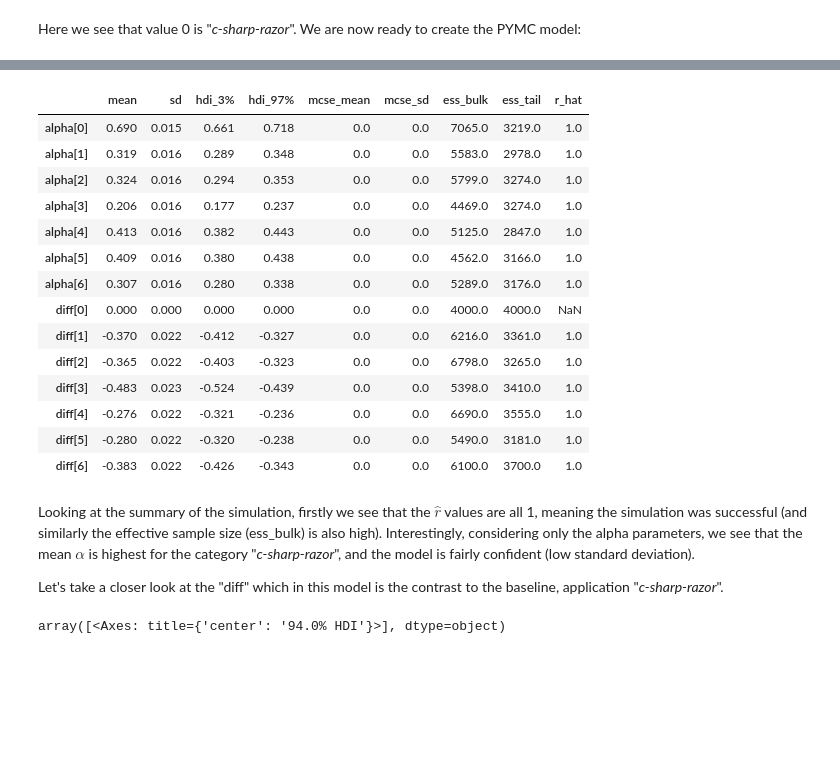
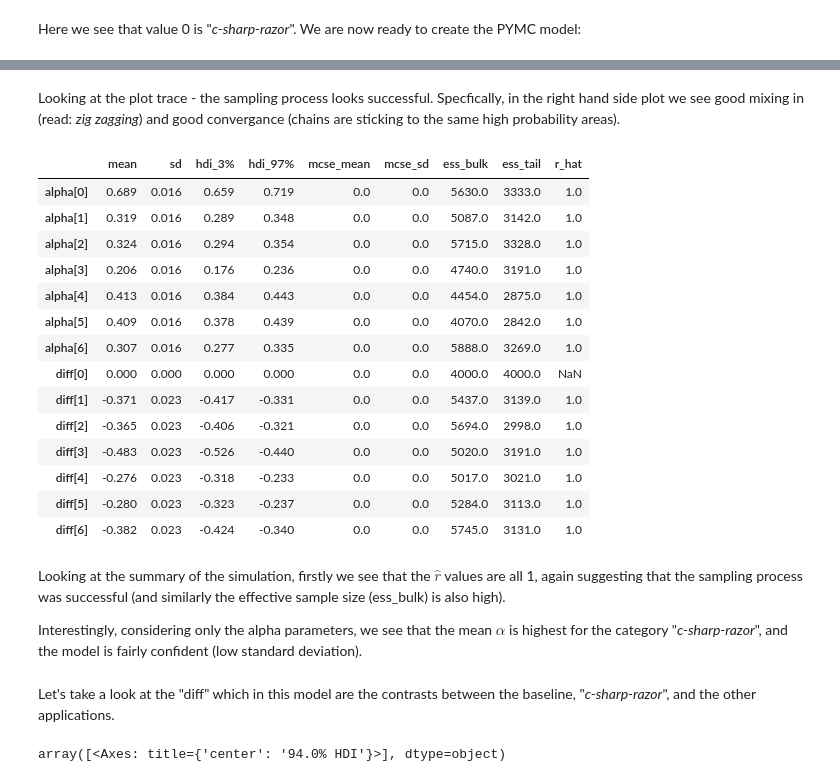
Before and after one commit to joakimGD/PRPRO-exam, a Jupyter notebook: main-question.ipynb, the cells around one changed output, grey strips where cells are left out. Saved outputs shown, nothing was run; the diff lists cells and outputs as text; code cells hidden in the pictures; blank space fills up the shorter version.

```diff
--- a/main-question.ipynb
+++ b/main-question.ipynb
@@ -101,6 +101,9 @@ import pandas as pd
 import arviz as az
 import pymc as pm
 import matplotlib.pyplot as plt
+import xarray as xr
+import scipy.stats as stats
+rng = 42
 # %%
 df = pd.read_csv('dataset.csv')
 # %%
@@ -194,0 +228,14 @@ Sampling 4 chains for 1_000 tune and 1_000 draw iterations (4_000 + 4_000 draws
+# %%
+with pm.Model() as m_h1b:
+    alpha = pm.HalfNormal("alpha", 1, shape=df["A"].unique().size)
+    sigma = pm.Exponential("sigma", 1)
+
+    C_data = pm.Data("C_data", df["energy_consumption"].values, mutable=True)
+    A_data = pm.Data("A_data", df["A"].values, mutable=True)
+
+    mu = pm.Deterministic("mu", alpha[A_data])
+    C = pm.Normal("C", mu, sigma, observed=C_data)
+
+    diff = pm.Deterministic("diff", alpha - alpha[0])
+
+    trace_h1b = pm.sample(random_seed=rng)
@@ -195,23 +280,27 @@ Sampling 4 chains for 1_000 tune and 1_000 draw iterations (4_000 + 4_000 draws
+# %% [markdown]
+Looking at the plot trace - the sampling process looks successful. Specfically, in the right hand side plot we see good mixing in (read: *zig zagging*) and good convergance (chains are sticking to the same high probability areas).
 # %%
-az.summary(trace_h1a, var_names=["alpha", "diff"])
+az.summary(trace_h1b, var_names=["alpha", "diff"])
 # %% [output]
 |  | mean | sd | hdi_3% | hdi_97% | mcse_mean | mcse_sd | ess_bulk | ess_tail | r_hat |
-| alpha[0] | 0.690 | 0.015 | 0.661 | 0.718 | 0.0 | 0.0 | 7065.0 | 3219.0 | 1.0 |
-| alpha[1] | 0.319 | 0.016 | 0.289 | 0.348 | 0.0 | 0.0 | 5583.0 | 2978.0 | 1.0 |
-| alpha[2] | 0.324 | 0.016 | 0.294 | 0.353 | 0.0 | 0.0 | 5799.0 | 3274.0 | 1.0 |
-| alpha[3] | 0.206 | 0.016 | 0.177 | 0.237 | 0.0 | 0.0 | 4469.0 | 3274.0 | 1.0 |
-| alpha[4] | 0.413 | 0.016 | 0.382 | 0.443 | 0.0 | 0.0 | 5125.0 | 2847.0 | 1.0 |
-| alpha[5] | 0.409 | 0.016 | 0.380 | 0.438 | 0.0 | 0.0 | 4562.0 | 3166.0 | 1.0 |
-| alpha[6] | 0.307 | 0.016 | 0.280 | 0.338 | 0.0 | 0.0 | 5289.0 | 3176.0 | 1.0 |
+| alpha[0] | 0.689 | 0.016 | 0.659 | 0.719 | 0.0 | 0.0 | 5630.0 | 3333.0 | 1.0 |
+| alpha[1] | 0.319 | 0.016 | 0.289 | 0.348 | 0.0 | 0.0 | 5087.0 | 3142.0 | 1.0 |
+| alpha[2] | 0.324 | 0.016 | 0.294 | 0.354 | 0.0 | 0.0 | 5715.0 | 3328.0 | 1.0 |
+| alpha[3] | 0.206 | 0.016 | 0.176 | 0.236 | 0.0 | 0.0 | 4740.0 | 3191.0 | 1.0 |
+| alpha[4] | 0.413 | 0.016 | 0.384 | 0.443 | 0.0 | 0.0 | 4454.0 | 2875.0 | 1.0 |
+| alpha[5] | 0.409 | 0.016 | 0.378 | 0.439 | 0.0 | 0.0 | 4070.0 | 2842.0 | 1.0 |
+| alpha[6] | 0.307 | 0.016 | 0.277 | 0.335 | 0.0 | 0.0 | 5888.0 | 3269.0 | 1.0 |
 | diff[0] | 0.000 | 0.000 | 0.000 | 0.000 | 0.0 | 0.0 | 4000.0 | 4000.0 | NaN |
-| diff[1] | -0.370 | 0.022 | -0.412 | -0.327 | 0.0 | 0.0 | 6216.0 | 3361.0 | 1.0 |
-| diff[2] | -0.365 | 0.022 | -0.403 | -0.323 | 0.0 | 0.0 | 6798.0 | 3265.0 | 1.0 |
-| diff[3] | -0.483 | 0.023 | -0.524 | -0.439 | 0.0 | 0.0 | 5398.0 | 3410.0 | 1.0 |
-| diff[4] | -0.276 | 0.022 | -0.321 | -0.236 | 0.0 | 0.0 | 6690.0 | 3555.0 | 1.0 |
-| diff[5] | -0.280 | 0.022 | -0.320 | -0.238 | 0.0 | 0.0 | 5490.0 | 3181.0 | 1.0 |
-| diff[6] | -0.383 | 0.022 | -0.426 | -0.343 | 0.0 | 0.0 | 6100.0 | 3700.0 | 1.0 |
+| diff[1] | -0.371 | 0.023 | -0.417 | -0.331 | 0.0 | 0.0 | 5437.0 | 3139.0 | 1.0 |
+| diff[2] | -0.365 | 0.023 | -0.406 | -0.321 | 0.0 | 0.0 | 5694.0 | 2998.0 | 1.0 |
+| diff[3] | -0.483 | 0.023 | -0.526 | -0.440 | 0.0 | 0.0 | 5020.0 | 3191.0 | 1.0 |
+| diff[4] | -0.276 | 0.023 | -0.318 | -0.233 | 0.0 | 0.0 | 5017.0 | 3021.0 | 1.0 |
+| diff[5] | -0.280 | 0.023 | -0.323 | -0.237 | 0.0 | 0.0 | 5284.0 | 3113.0 | 1.0 |
+| diff[6] | -0.382 | 0.023 | -0.424 | -0.340 | 0.0 | 0.0 | 5745.0 | 3131.0 | 1.0 |
 # %% [markdown]
-Looking at the summary of the simulation, firstly we see that the $\hat r$ values are all 1, meaning the simulation was successful (and similarly the effective sample size (ess_bulk) is also high). Interestingly, considering only the alpha parameters, we see that the mean $\alpha$ is highest for the category "*c-sharp-razor*", and the model is fairly confident (low standard deviation).
+Looking at the summary of the simulation, firstly we see that the $\hat r$ values are all 1, again suggesting that the sampling process was successful (and similarly the effective sample size (ess_bulk) is also high).
 
-Let's take a closer look at the "diff" which in this model is the contrast to the baseline, application "*c-sharp-razor*".
+Interestingly, considering only the alpha parameters, we see that the mean $\alpha$ is highest for the category "*c-sharp-razor*", and the model is fairly confident (low standard deviation).
+# %% [markdown]
+Let's take a look at the "diff" which in this model are the contrasts between the baseline, "*c-sharp-razor*", and the other applications.
 # %%
```
Also changed, not shown: parts of 22 cells of this notebook.
